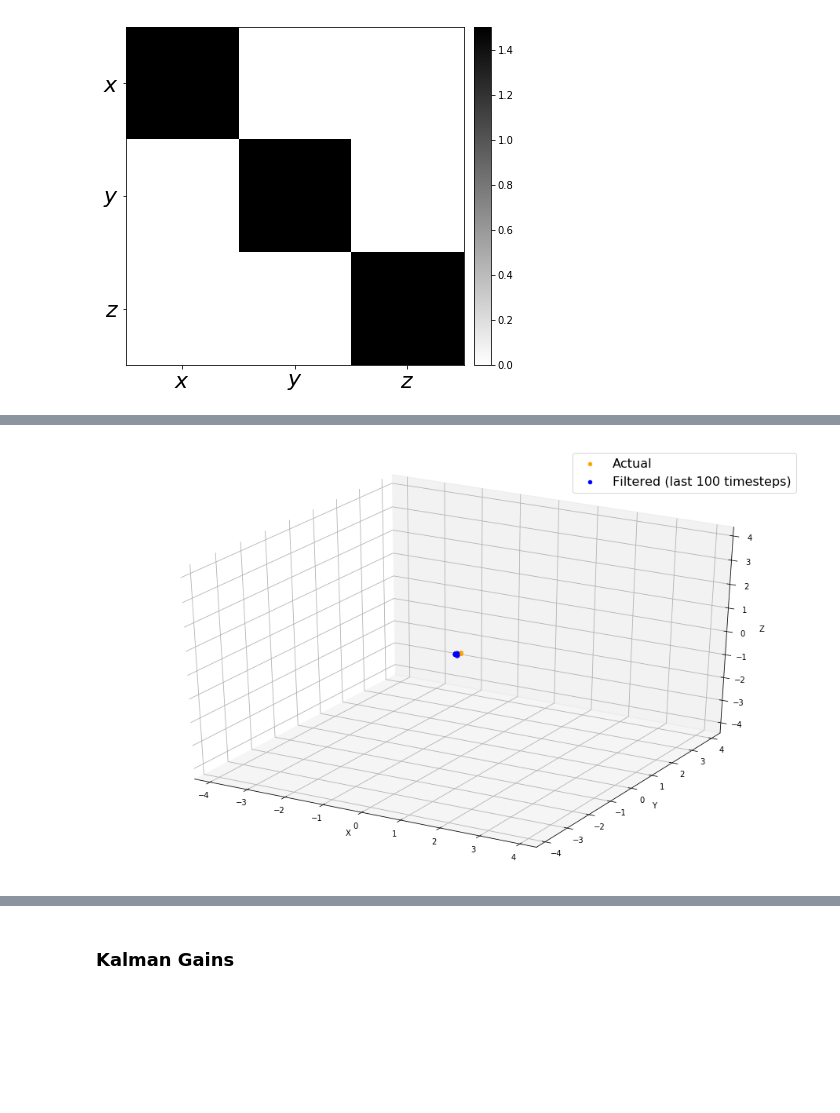
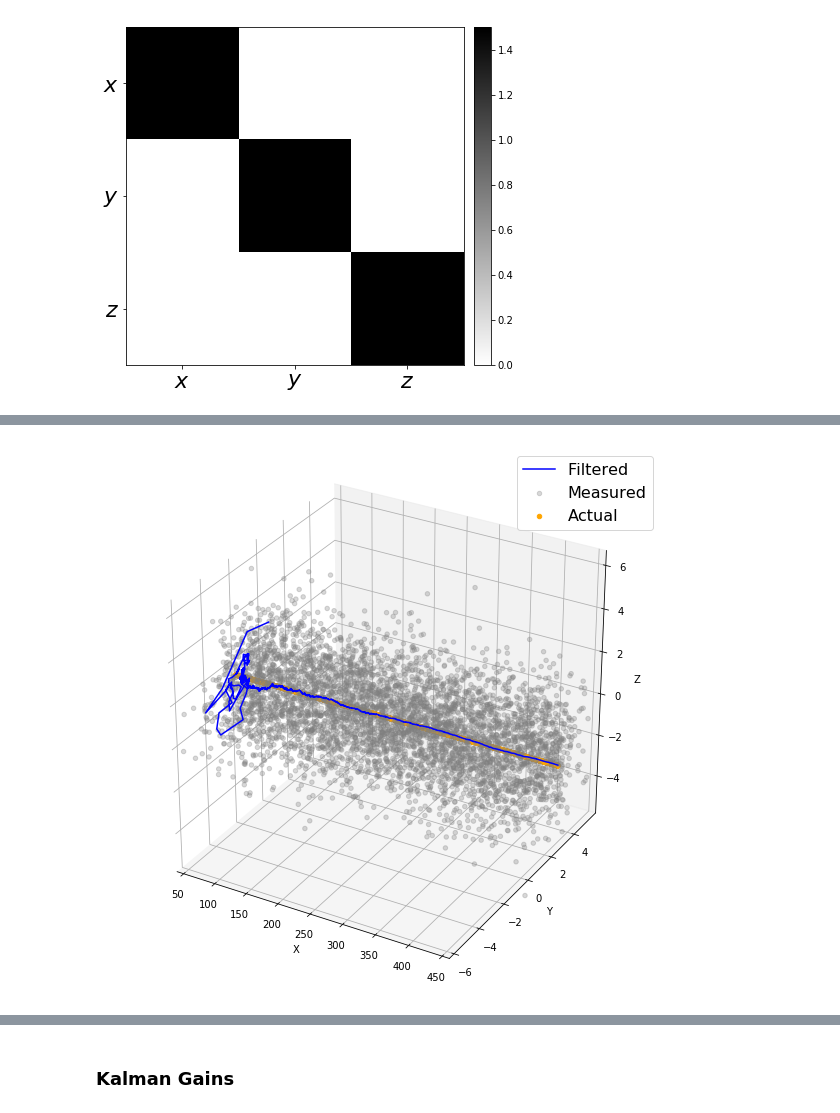
Before and after one commit to diggerdata/kolt_kalman_filter, a Jupyter notebook: Kolt-CV.ipynb, the cells around one changed output, grey strips where cells are left out. Drawn from its saved outputs; the diff is of its cells as text; code cells hidden in the pictures; blank space fills up the shorter version.

```diff
--- a/Kolt-CV.ipynb
+++ b/Kolt-CV.ipynb
@@ -186,14 +192,14 @@ plt.savefig('KF_measurement_noise.png', dpi=150, bbox_inches='tight')
 # %% [output]
 [figure]
 # %%
-T = 100.0 # s measuremnt time
+T = 500.0 # s measuremnt time
 m = int(T/dt) # number of measurements
 
 px= 0.0 # x Position Start
 py= 0.0 # y Position Start
 pz= 0.0 # z Position Start
 
-vx = 0.0 # m/s Velocity
+vx = 1.0 # m/s Velocity
 vy = 0.0 # m/s Velocity
 vz = 0.0 # m/s Velocity
 
@@ -202,9 +208,9 @@ Yr=[]
 Zr=[]
 
 for i in range(m):
-    px += vx*i*dt
-    py += vy*i*dt
-    pz += vz*i*dt
+    px += vx*dt
+    py += vy*dt
+    pz += vz*dt #+ sin(i/50)*5
 
     Xr.append(px)
     Yr.append(py)
@@ -343,29 +358,29 @@ plt.savefig('KF_estimated_state.png', dpi=150, bbox_inches='tight')
 # %%
-fig = plt.figure(figsize=(16,10))
+fig = plt.figure(figsize=(10,10))
 ax = fig.add_subplot(111, projection='3d')
 # ax.scatter(cXm,cYm,cXm, label='Camera Measured Position')
-# ax.scatter(Xm, Ym, Zm, c='gray', label='Measured')
+ax.scatter(Xm, Ym, Zm, c='gray', label='Measured', alpha=0.3)
 ax.scatter(Xr, Yr, Zr, c='orange', label='Actual')
-ax.scatter(xt[-100:], yt[-100:], zt[-100:], c='blue', label='Filtered (last 100 timesteps)', zorder=100)
+ax.plot(xt, yt, zt, c='blue', label='Filtered', zorder=100)
 ax.set_xlabel('X')
 ax.set_ylabel('Y')
 ax.set_zlabel('Z')
 # plt.title('Target Position Observed from Computer Vision System (with Noise)')
 plt.legend(prop={'size':16})
 
 ax.w_xaxis.set_pane_color((1.0, 1.0, 1.0, 1.0))
 
 # Axis equal
 max_range = np.array([Xm.max()-Xm.min(),Ym.max()-Ym.min(), Zm.max()-Zm.min()]).max() / 2.5
 mean_x = Xm.mean()
 mean_y = Ym.mean()
 mean_z = Zm.mean()
 ax.set_xlim(mean_x - max_range, mean_x + max_range)
-ax.set_ylim(mean_y - max_range, mean_y + max_range)
-ax.set_zlim(mean_z - max_range, mean_z + max_range)
+# ax.set_ylim(mean_y - max_range, mean_y + max_range)
+# ax.set_zlim(mean_z - max_range, mean_z + max_range)
 plt.savefig('KF_position_result.png', dpi=150, bbox_inches='tight')
 # %% [output]
-[figure, old version]
+[figure, new version]
 # %%
 fig = plt.figure(figsize=(16,9))
 plt.subplot(211)
```
Also changed, not shown: parts of 9 cells of this notebook, 6 other files.
